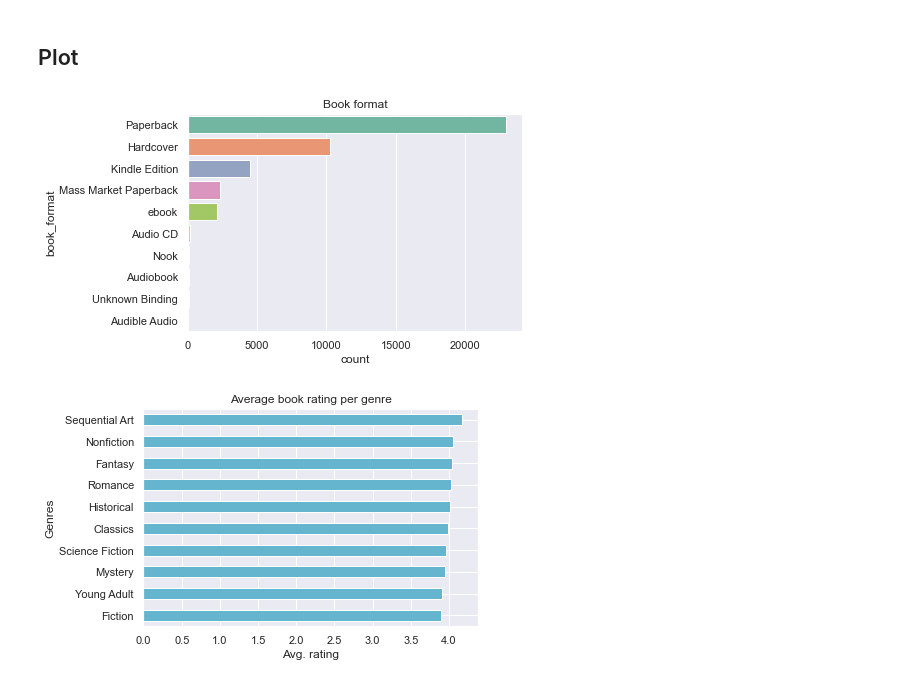
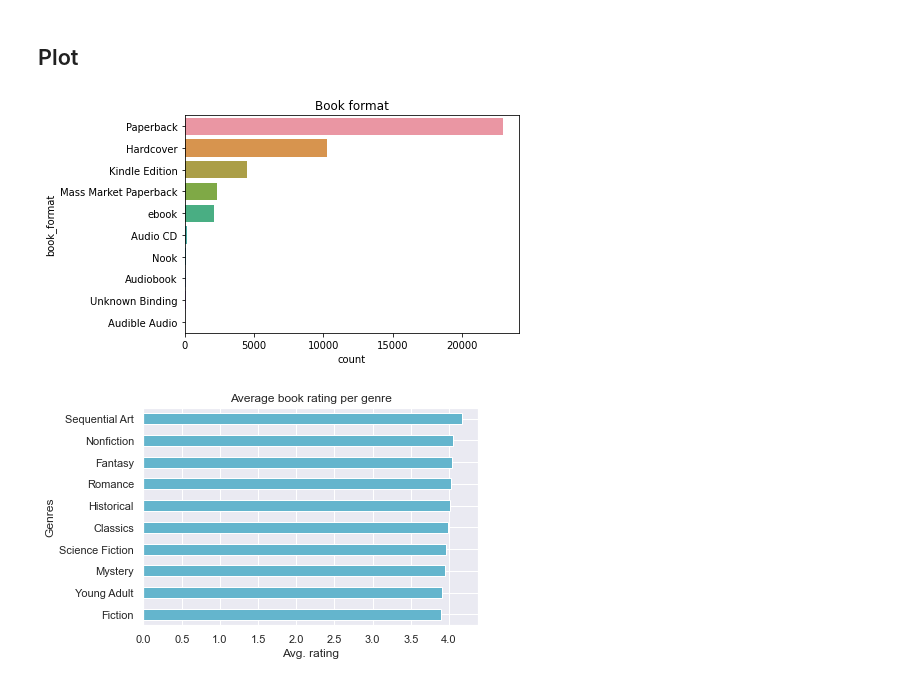
Before and after one commit to ericacau/Text-Analytics, a Jupyter notebook: Data exploration.ipynb, the cells around one changed output. Cells and saved outputs as stored; diff of their text form; code cells hidden in the pictures.

```diff
--- a/Data exploration.ipynb
+++ b/Data exploration.ipynb
@@ -28,14 +67,12 @@ df.describe()
 # %% [markdown]
 ## Plot
 # %%
-#Book format distribution
 
-sns.set_theme(style="darkgrid")
-ax = sns.countplot(data = df, y = df["book_format"], palette="Set2", order=df.book_format.value_counts().iloc[:10].index)
+ax = sns.countplot(data = df, y = df["book_format"], palette=customPalette, order=df.book_format.value_counts().iloc[:10].index)
 plt.title("Book format")
 plt.savefig("plots/book_format.png", dpi = 80)
 # %% [output]
-[figure, old version]
+[figure, new version]
 # %%
 # Avg rating per genre
 
```
Also changed, not shown: parts of 6 cells of this notebook, 3 other files.
